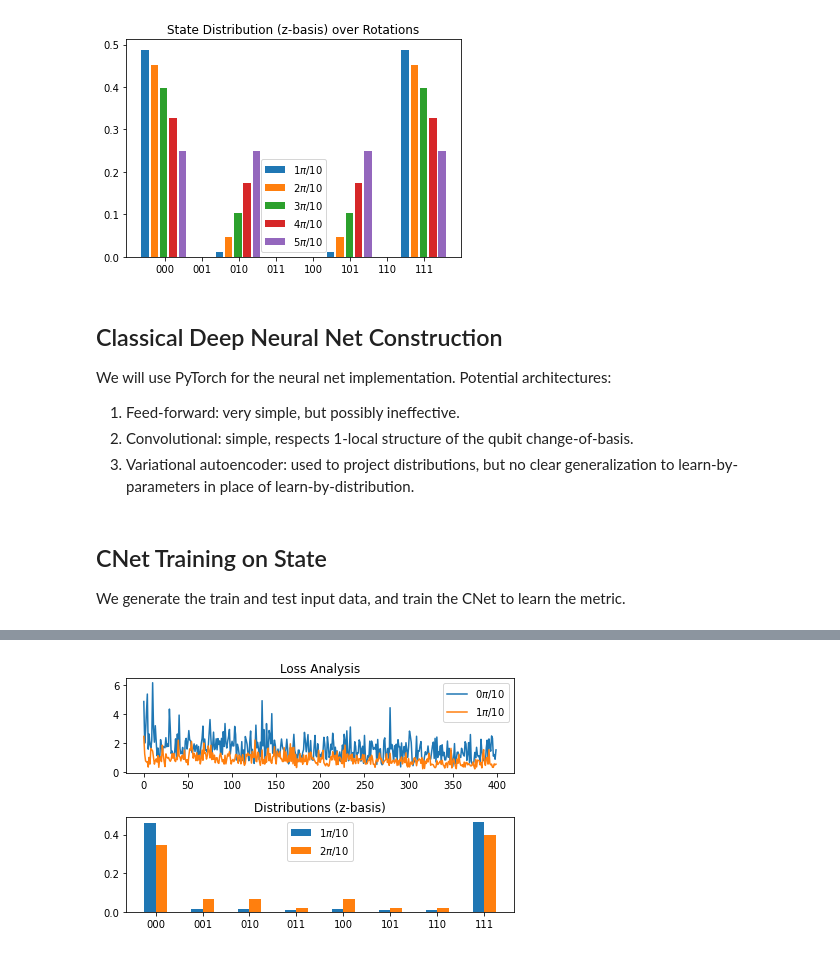
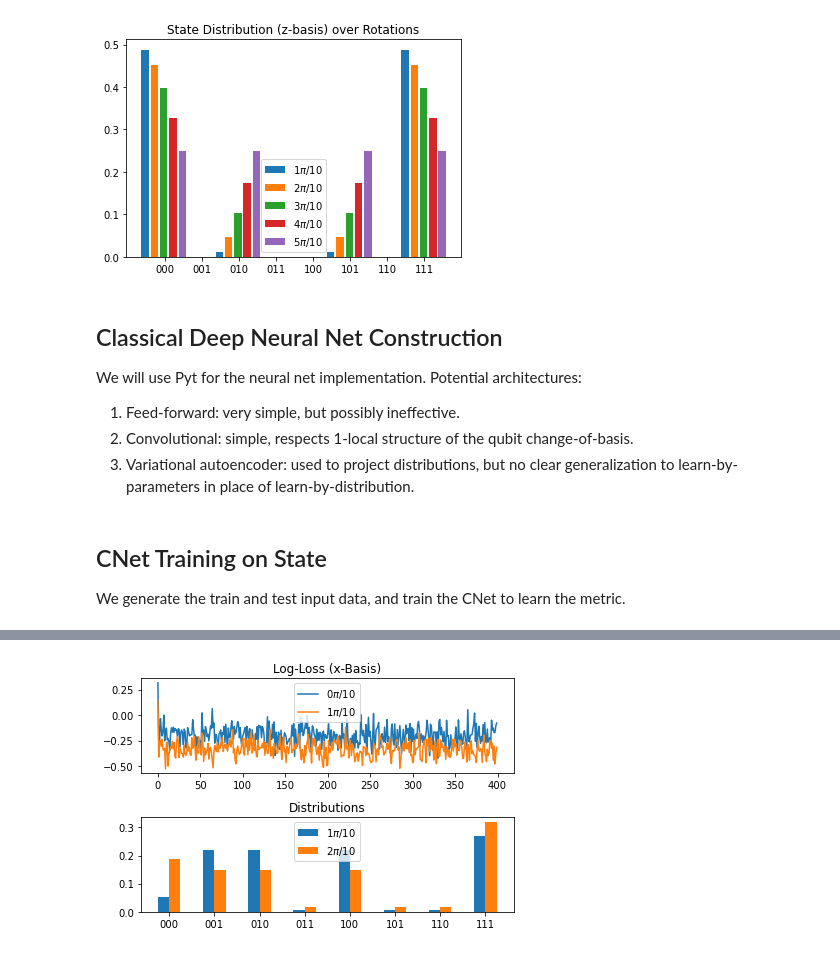
Before and after one commit to jz-lu/symmetry-learning, a Jupyter notebook: CNet1.ipynb, the cells around one changed output, grey strips where cells are left out. Drawn from its saved outputs; the diff is of its cells as text; code cells hidden in the pictures.

```diff
--- a/CNet1.ipynb
+++ b/CNet1.ipynb
@@ -183,7 +171,7 @@ class CNetDataGenerator:
         qubits = QuantumRegister(self.L)
         Q_th = QuantumCircuit(qubits)
         p_sqrt = int(np.sqrt(p.size()[0]))
-        p = torch.reshape(p, (p_sqrt, p_sqrt))
+        p = t.reshape(p, (p_sqrt, p_sqrt))
         if type(p).__module__ == t.__name__:
             p = p.clone().cpu().detach().numpy()
 
@@ -219,7 +207,7 @@ class CNetDataGenerator:
         return train_data, test_data
 # %%
 # Example: change of basis with 5 uniform Pi/10 rotations.
-basis_p = torch.zeros(3,3) #! geerally L x 3
+basis_p = t.zeros(3,3) # generally L x 3
 fig, ax = plt.subplots()
 for i in range(5):
     basis_p[1,0] += pi/10
@@ -236,7 +224,7 @@ plt.show()
 [figure]
 # %% [markdown]
 ## Classical Deep Neural Net Construction
-We will use PyTorch for the neural net implementation.
+We will use Pyt for the neural net implementation.
 Potential architectures:
 1. Feed-forward: very simple, but possibly ineffective.
 2. Convolutional: simple, respects 1-local structure of the qubit change-of-basis.
@@ -300,24 +298,28 @@ class CNet(nn.Module):
 We generate the train and test input data, and train the CNet to learn the metric.
 # %%
 # Train one with a rotation of 0, one with Pi/10
+X_BASIS = True
 num_bases = 2
-basis_p = torch.zeros(state.num_qubits, 3)
+basis_p = t.zeros(state.num_qubits, 3) # z-basis
+if X_BASIS:
+    basis_p[:,0] = t.ones(3) * pi/2 # x-basis
 fig, (ax1, ax2) = plt.subplots(nrows=2)
 for i in range(num_bases):
     train_data, test_data = CNetDataGenerator(state, basis_p).generate_train_test()
-    basis_p[:,0] += pi/10 * torch.ones(3) # change the basis param for next iteration of loop
+    basis_p[:,0] += pi/10 * t.ones(3) # change the basis param for next iteration of loop
     net = CNet(state.num_qubits)
     losses = net.train(train_data, nepoch=4000, eta=1e-2)
 
-    ax1.plot(np.arange(len(losses)), losses, label=fr'{i}$\pi/10$')
+    ax1.plot(np.arange(len(losses)), np.log10(losses), label=fr'{i}$\pi/10$')
 
     dist_i = BasisTransformer([state], basis_p).updated_dist()[0]
     bar = ax2.bar(np.arange(2**state.num_qubits) + 0.25*i - 0.125, dist_i, width=0.25)
     bar.set_label(fr"${i+1}\pi/10$")
+    print(f"[{i+1}/{num_bases}] Final loss: {np.mean(losses[-10:-1])}")
 ax1.legend(); ax2.legend()
 ax2.set_xticks(np.arange(2**state.num_qubits))
 ax2.set_xticklabels(qubit_expansion(state.num_qubits))
-ax1.set_title('Loss Analysis'); ax2.set_title('Distributions (z-basis)')
+ax1.set_title(f'Log-Loss ({"x" if X_BASIS else "z"}-Basis)'); ax2.set_title('Distributions')
 fig.tight_layout()
 plt.show()
 # %% [output]
@@ -332 +336 @@ Finished Epoch: 3000
-[figure, old version]
+[figure, new version]
```
Also changed, not shown: parts of 4 cells of this notebook.
